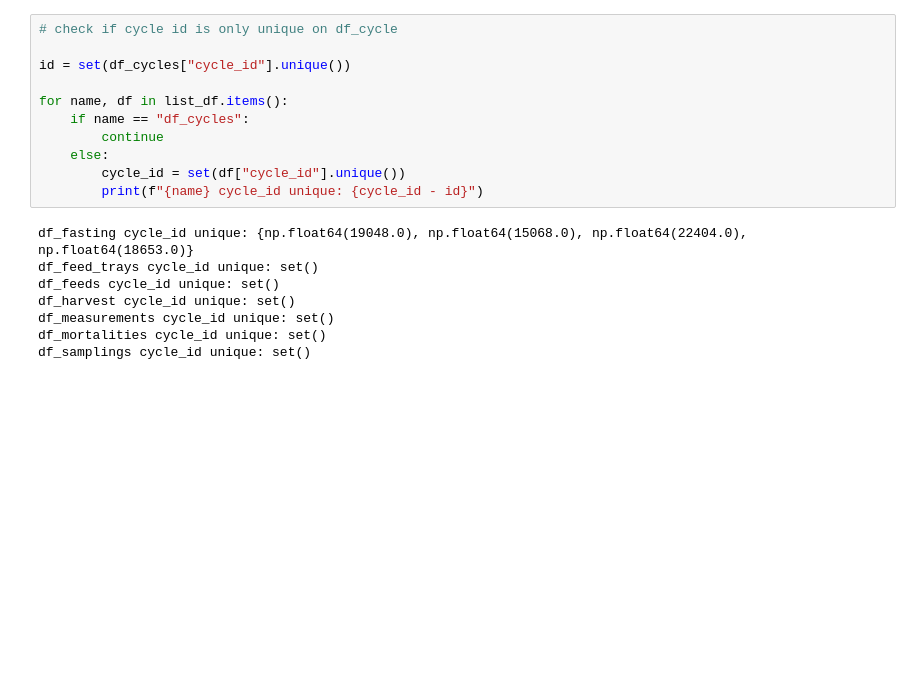
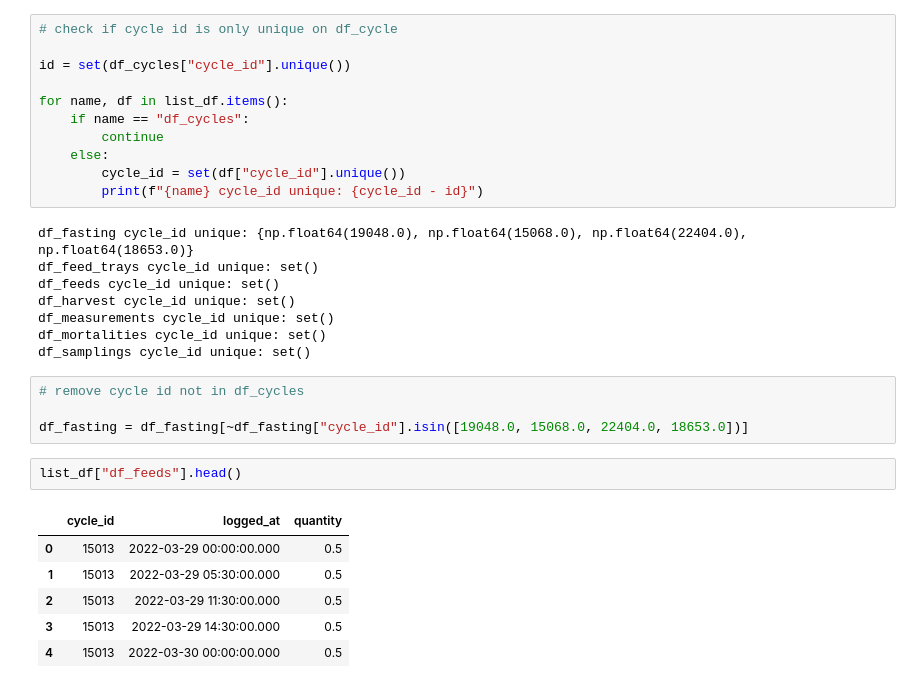
Before and after one commit to nurgoni/shrimp-forecasting, a Jupyter notebook: notebook/EDA.ipynb, the cells around one changed output. Drawn from its saved outputs; the diff is of its cells as text; blank space fills up the shorter version.

```diff
--- a/notebook/EDA.ipynb
+++ b/notebook/EDA.ipynb
@@ -261,3 +359,16 @@ df_harvest cycle_id unique: set()
 df_measurements cycle_id unique: set()
 df_mortalities cycle_id unique: set()
 df_samplings cycle_id unique: set()
+# %%
+# remove cycle id not in df_cycles
+
+df_fasting = df_fasting[~df_fasting["cycle_id"].isin([19048.0, 15068.0, 22404.0, 18653.0])]
+# %%
+list_df["df_feeds"].head()
+# %% [output]
+|  | cycle_id | logged_at | quantity |
+| 0 | 15013 | 2022-03-29 00:00:00.000 | 0.5 |
+| 1 | 15013 | 2022-03-29 05:30:00.000 | 0.5 |
+| 2 | 15013 | 2022-03-29 11:30:00.000 | 0.5 |
+| 3 | 15013 | 2022-03-29 14:30:00.000 | 0.5 |
+| 4 | 15013 | 2022-03-30 00:00:00.000 | 0.5 |
```
Also changed, not shown: parts of 21 cells of this notebook.
